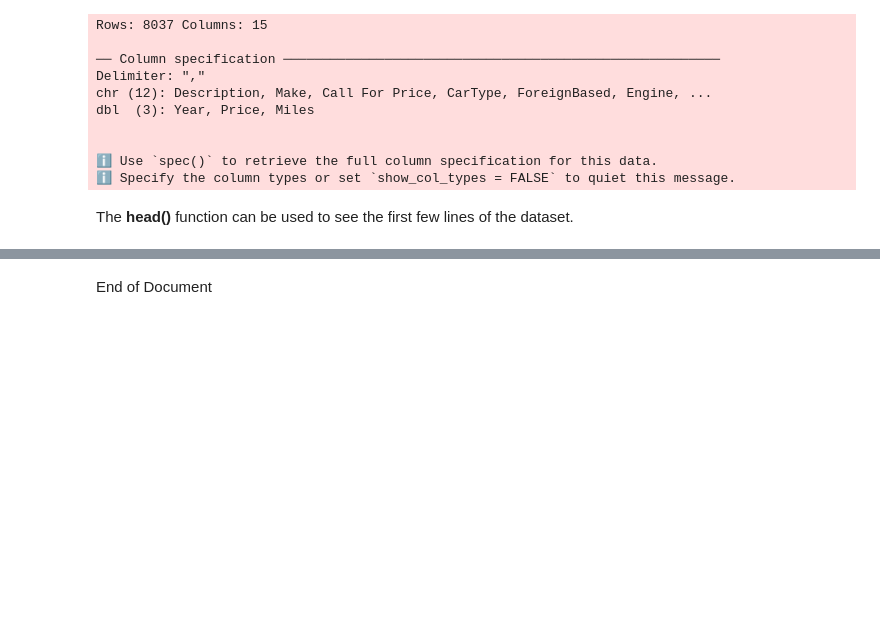
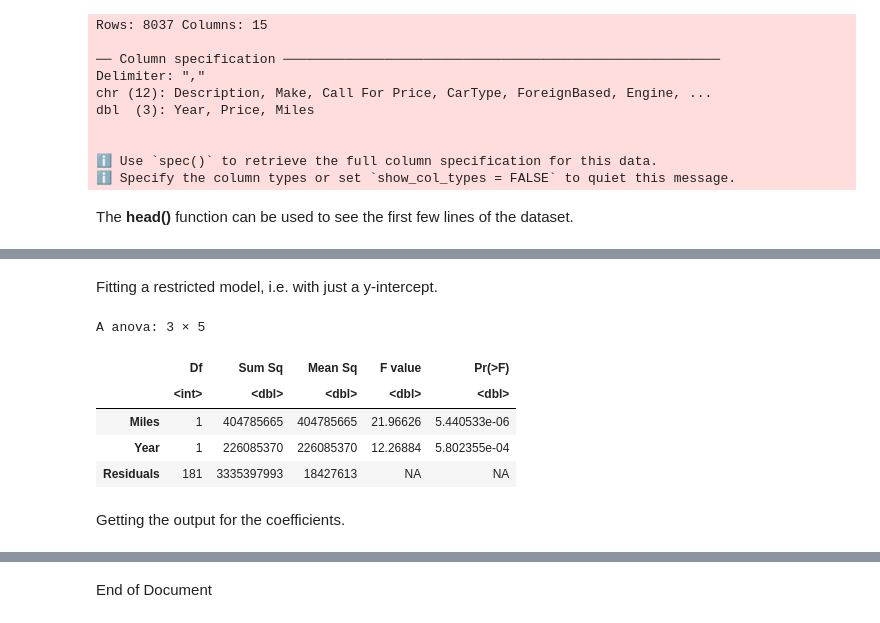
Before and after one commit to christophermalone/stat360, a Jupyter notebook: Handout6_Predictions_CIs_PIs.ipynb, the cells around one changed output, grey strips where cells are left out. Cells and saved outputs as stored; diff of their text form; code cells hidden in the pictures; blank space fills up the shorter version.

```diff
--- a/Handout6_Predictions_CIs_PIs.ipynb
+++ b/Handout6_Predictions_CIs_PIs.ipynb
@@ -367,0 +139,3 @@ A rowwise_df: 9 × 10
+# %%
+#@title Fitting the simple linear regression model
+CarPrices_Model <- lm(Price ~ Miles, data=FindCars_CarsOnly)
@@ -367,0 +172,13 @@ A rowwise_df: 9 × 10
+# %% [markdown]
+Fitting a restricted model, i.e. with just a y-intercept.
+# %%
+anova(CarPrices_Model)
+# %% [output]
+A anova: 3 × 5
+|  | Df | Sum Sq | Mean Sq | F value | Pr(>F) |
+|  | <int> | <dbl> | <dbl> | <dbl> | <dbl> |
+| Miles | 1 | 404785665 | 404785665 | 21.96626 | 5.440533e-06 |
+| Year | 1 | 226085370 | 226085370 | 12.26884 | 5.802355e-04 |
+| Residuals | 181 | 3335397993 | 18427613 | NA | NA |
+# %% [markdown]
+Getting the output for the coefficients.
```
Also changed, not shown: parts of 63 cells of this notebook.
